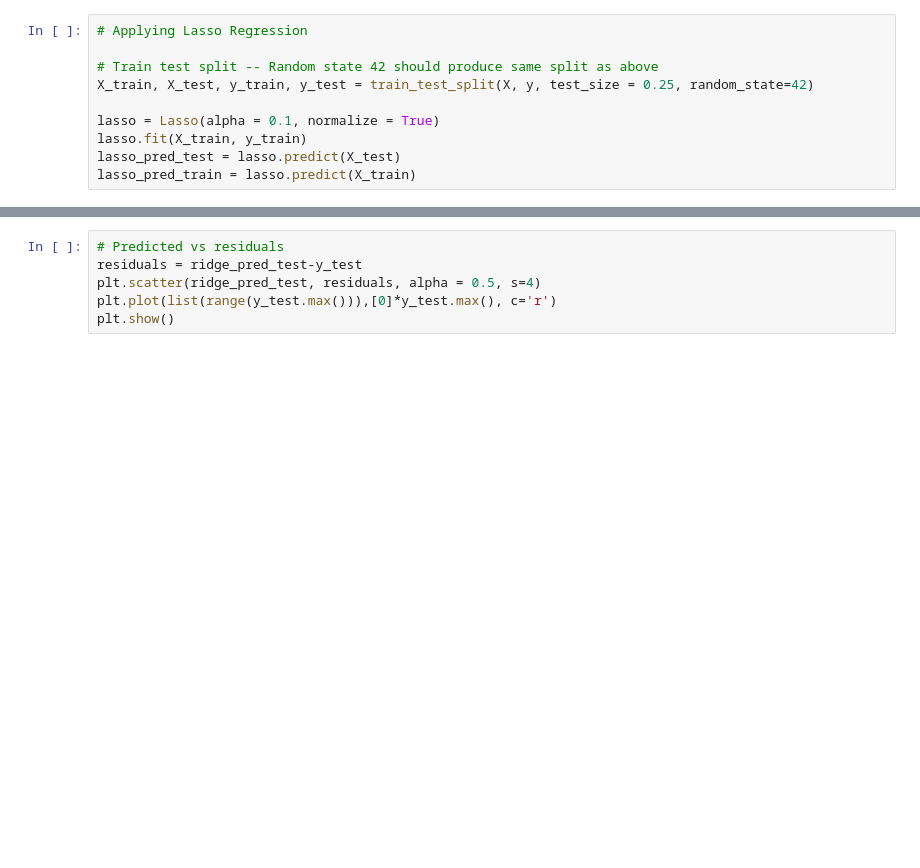
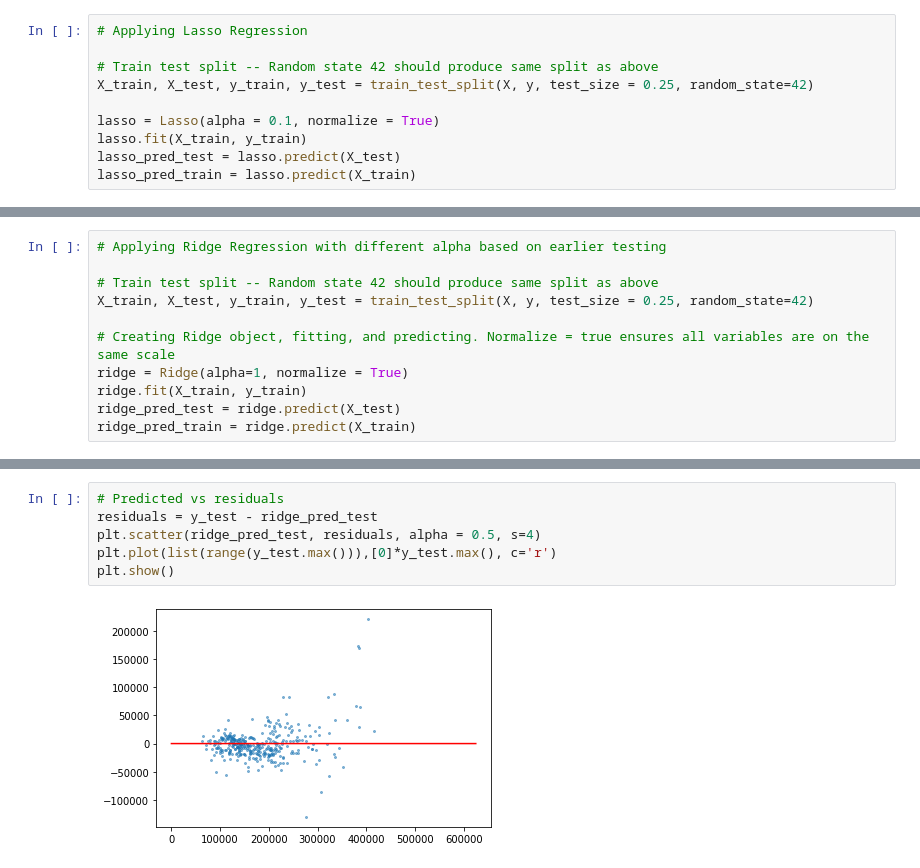
Before and after one commit to ABitNutty/Capstone-1, a Jupyter notebook: Linear Regression Model.ipynb, the cells around one changed output, grey strips where cells are left out. Drawn from its saved outputs; the diff is of its cells as text; blank space fills up the shorter version.

```diff
--- a/Linear Regression Model.ipynb
+++ b/Linear Regression Model.ipynb
@@ -168,0 +447,11 @@ metrics = metrics.append(temp)
+# %%
+# Applying Ridge Regression with different alpha based on earlier testing
+
+# Train test split -- Random state 42 should produce same split as above
+X_train, X_test, y_train, y_test = train_test_split(X, y, test_size = 0.25, random_state=42)
+
+# Creating Ridge object, fitting, and predicting. Normalize = true ensures all variables are on the same scale
+ridge = Ridge(alpha=1, normalize = True)
+ridge.fit(X_train, y_train)
+ridge_pred_test = ridge.predict(X_test)
+ridge_pred_train = ridge.predict(X_train)
@@ -179,9 +535,11 @@ plt.show()
 # %%
 # Predicted vs residuals
-residuals = ridge_pred_test-y_test
+residuals = y_test - ridge_pred_test
 plt.scatter(ridge_pred_test, residuals, alpha = 0.5, s=4)
 plt.plot(list(range(y_test.max())),[0]*y_test.max(), c='r')
 plt.show()
+# %% [output]
+[figure, added]
 # %%
 # Histogram of Residuals
 mean = np.mean(residuals)
```
Also changed, not shown: parts of 101 cells of this notebook.
